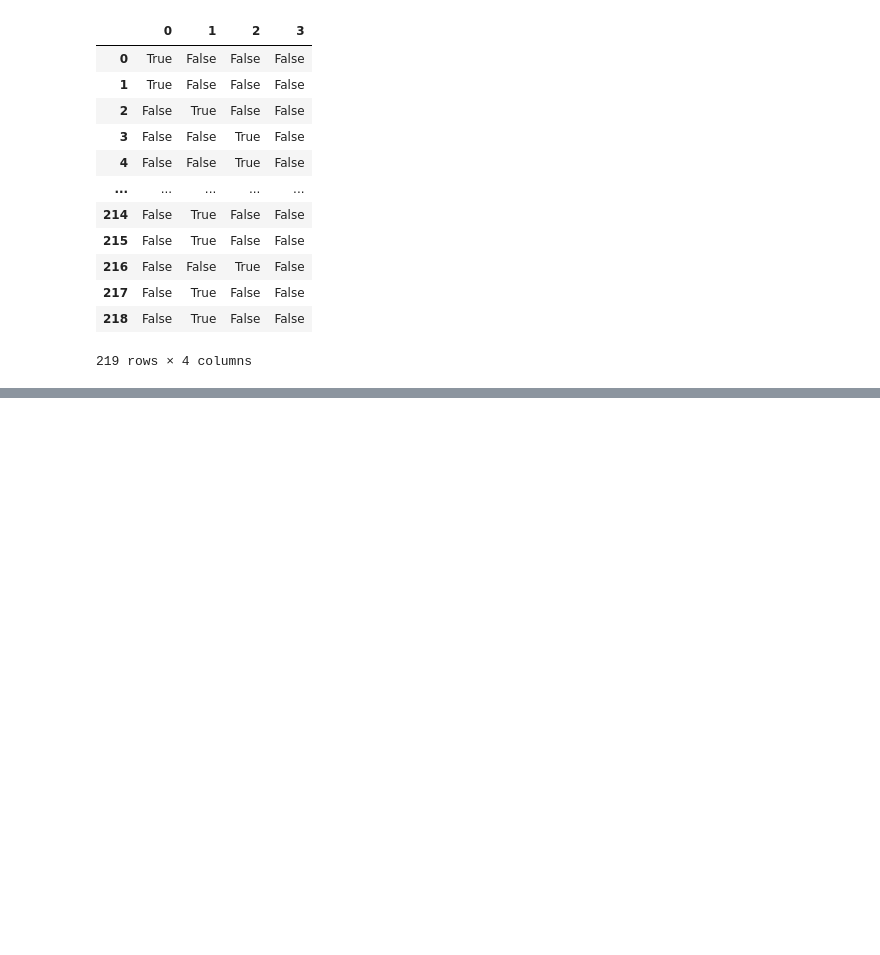
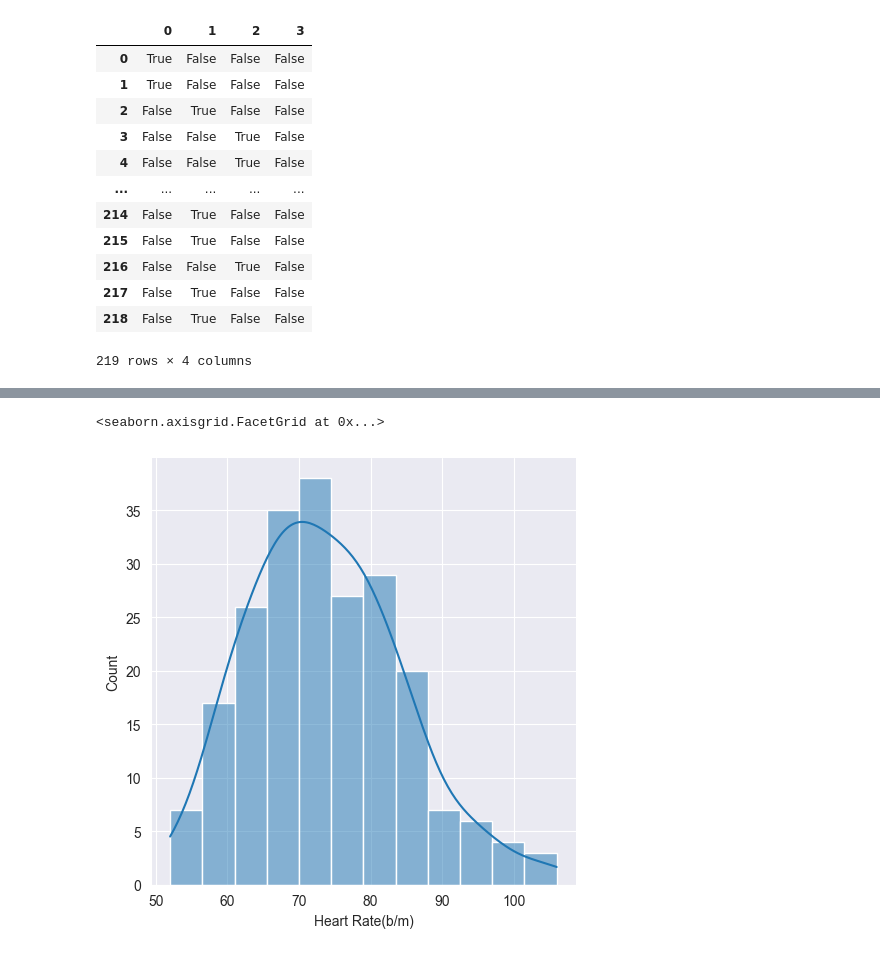
Before and after one commit to ForentDich/Pressure-Oracle, a Jupyter notebook: neural-network/EDA.ipynb, the cells around one changed output, grey strips where cells are left out. Saved outputs shown, nothing was run; the diff lists cells and outputs as text; code cells hidden in the pictures; blank space fills up the shorter version.

```diff
--- a/neural-network/EDA.ipynb
+++ b/neural-network/EDA.ipynb
@@ -161,0 +160,5 @@ sns.displot(bp_df_dummies["BMI(kg/m^2)"], kde = True)
+# %%
+sns.displot(bp_df_dummies["Heart Rate(b/m)"], kde = True)
+# %% [output]
+<seaborn.axisgrid.FacetGrid at 0x...>
+[figure, added]
```
Also changed, not shown: parts of 33 cells of this notebook.
